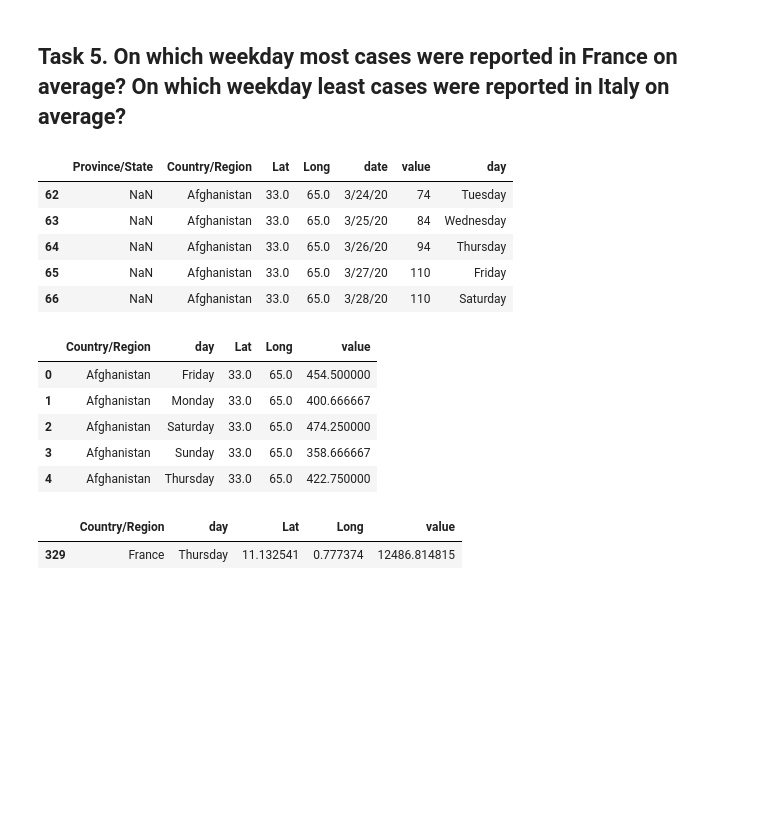
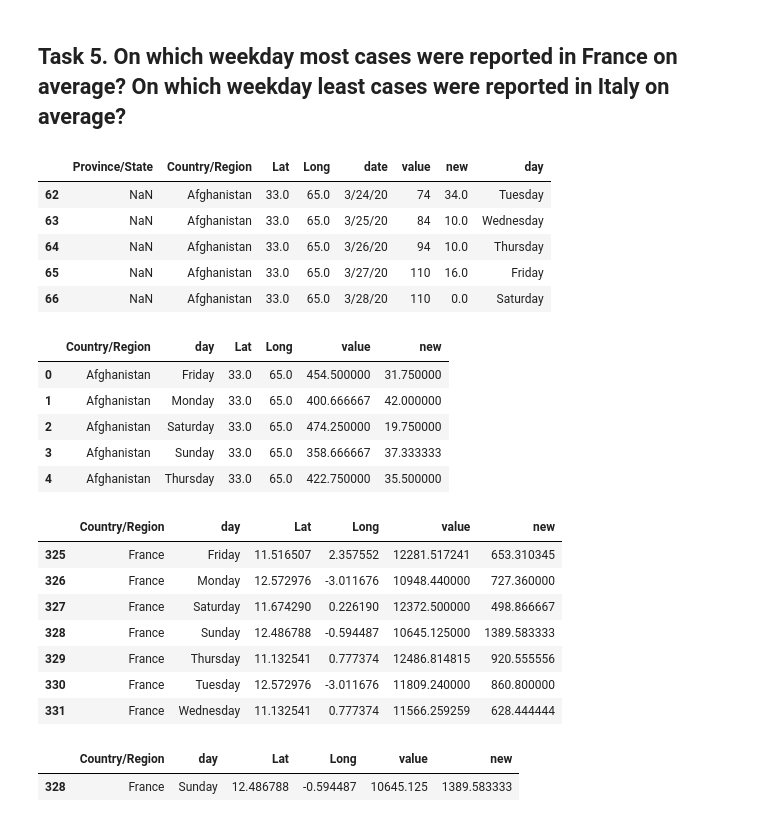
Before and after one commit to demidafonichev/hse-data-science-in-business-2020, a Jupyter notebook: HW1/HW1.ipynb, the cells around one changed output. Saved outputs shown, nothing was run; the diff lists cells and outputs as text; code cells hidden in the pictures; blank space fills up the shorter version.

Commit message:
Fix error in computing metrics on total value of cases not new

```diff
--- a/HW1/HW1.ipynb
+++ b/HW1/HW1.ipynb
@@ -31,3 +31,9 @@ df_conf.head()
 | 2 | NaN | Afghanistan | 33.0 | 65.0 | 1/24/20 | 0 |
 | 3 | NaN | Afghanistan | 33.0 | 65.0 | 1/25/20 | 0 |
 | 4 | NaN | Afghanistan | 33.0 | 65.0 | 1/26/20 | 0 |
+# %%
+df_conf['new'] = df_conf.value
+df_conf.new = df_conf.new - df_conf.new.shift(1)
+df_conf.new = df_conf.new.fillna(0)
+df_conf.loc[df_conf.new < 0, 'new'] = 0
+df_conf.head()
@@ -201,27 +214,38 @@ def get_weekday(date):
 df_conf['day'] = df_conf.apply(lambda row: get_weekday(row.date), axis=1)
 df_conf.head()
 # %% [output]
-|  | Province/State | Country/Region | Lat | Long | date | value | day |
-| 62 | NaN | Afghanistan | 33.0 | 65.0 | 3/24/20 | 74 | Tuesday |
-| 63 | NaN | Afghanistan | 33.0 | 65.0 | 3/25/20 | 84 | Wednesday |
-| 64 | NaN | Afghanistan | 33.0 | 65.0 | 3/26/20 | 94 | Thursday |
-| 65 | NaN | Afghanistan | 33.0 | 65.0 | 3/27/20 | 110 | Friday |
-| 66 | NaN | Afghanistan | 33.0 | 65.0 | 3/28/20 | 110 | Saturday |
+|  | Province/State | Country/Region | Lat | Long | date | value | new | day |
+| 62 | NaN | Afghanistan | 33.0 | 65.0 | 3/24/20 | 74 | 34.0 | Tuesday |
+| 63 | NaN | Afghanistan | 33.0 | 65.0 | 3/25/20 | 84 | 10.0 | Wednesday |
+| 64 | NaN | Afghanistan | 33.0 | 65.0 | 3/26/20 | 94 | 10.0 | Thursday |
+| 65 | NaN | Afghanistan | 33.0 | 65.0 | 3/27/20 | 110 | 16.0 | Friday |
+| 66 | NaN | Afghanistan | 33.0 | 65.0 | 3/28/20 | 110 | 0.0 | Saturday |
 # %%
 country_weekday = df_conf.groupby(by=['Country/Region', 'day']).mean().reset_index()
 country_weekday.head()
 # %% [output]
-|  | Country/Region | day | Lat | Long | value |
-| 0 | Afghanistan | Friday | 33.0 | 65.0 | 454.500000 |
-| 1 | Afghanistan | Monday | 33.0 | 65.0 | 400.666667 |
-| 2 | Afghanistan | Saturday | 33.0 | 65.0 | 474.250000 |
-| 3 | Afghanistan | Sunday | 33.0 | 65.0 | 358.666667 |
-| 4 | Afghanistan | Thursday | 33.0 | 65.0 | 422.750000 |
+|  | Country/Region | day | Lat | Long | value | new |
+| 0 | Afghanistan | Friday | 33.0 | 65.0 | 454.500000 | 31.750000 |
+| 1 | Afghanistan | Monday | 33.0 | 65.0 | 400.666667 | 42.000000 |
+| 2 | Afghanistan | Saturday | 33.0 | 65.0 | 474.250000 | 19.750000 |
+| 3 | Afghanistan | Sunday | 33.0 | 65.0 | 358.666667 | 37.333333 |
+| 4 | Afghanistan | Thursday | 33.0 | 65.0 | 422.750000 | 35.500000 |
 # %%
 france_weekday = country_weekday[country_weekday['Country/Region'] == 'France']
-france_weekday[france_weekday['value'] == max(france_weekday['value'])]
+france_weekday
 # %% [output]
-|  | Country/Region | day | Lat | Long | value |
-| 329 | France | Thursday | 11.132541 | 0.777374 | 12486.814815 |
+|  | Country/Region | day | Lat | Long | value | new |
+| 325 | France | Friday | 11.516507 | 2.357552 | 12281.517241 | 653.310345 |
+| 326 | France | Monday | 12.572976 | -3.011676 | 10948.440000 | 727.360000 |
+| 327 | France | Saturday | 11.674290 | 0.226190 | 12372.500000 | 498.866667 |
+| 328 | France | Sunday | 12.486788 | -0.594487 | 10645.125000 | 1389.583333 |
+| 329 | France | Thursday | 11.132541 | 0.777374 | 12486.814815 | 920.555556 |
+| 330 | France | Tuesday | 12.572976 | -3.011676 | 11809.240000 | 860.800000 |
+| 331 | France | Wednesday | 11.132541 | 0.777374 | 11566.259259 | 628.444444 |
+# %%
+france_weekday[france_weekday.new == max(france_weekday.new)]
+# %% [output]
+|  | Country/Region | day | Lat | Long | value | new |
+| 328 | France | Sunday | 12.486788 | -0.594487 | 10645.125 | 1389.583333 |
 # %%
 italy_weekday = country_weekday[country_weekday['Country/Region'] == 'Italy']
```
Also changed, not shown: parts of 11 cells of this notebook.
